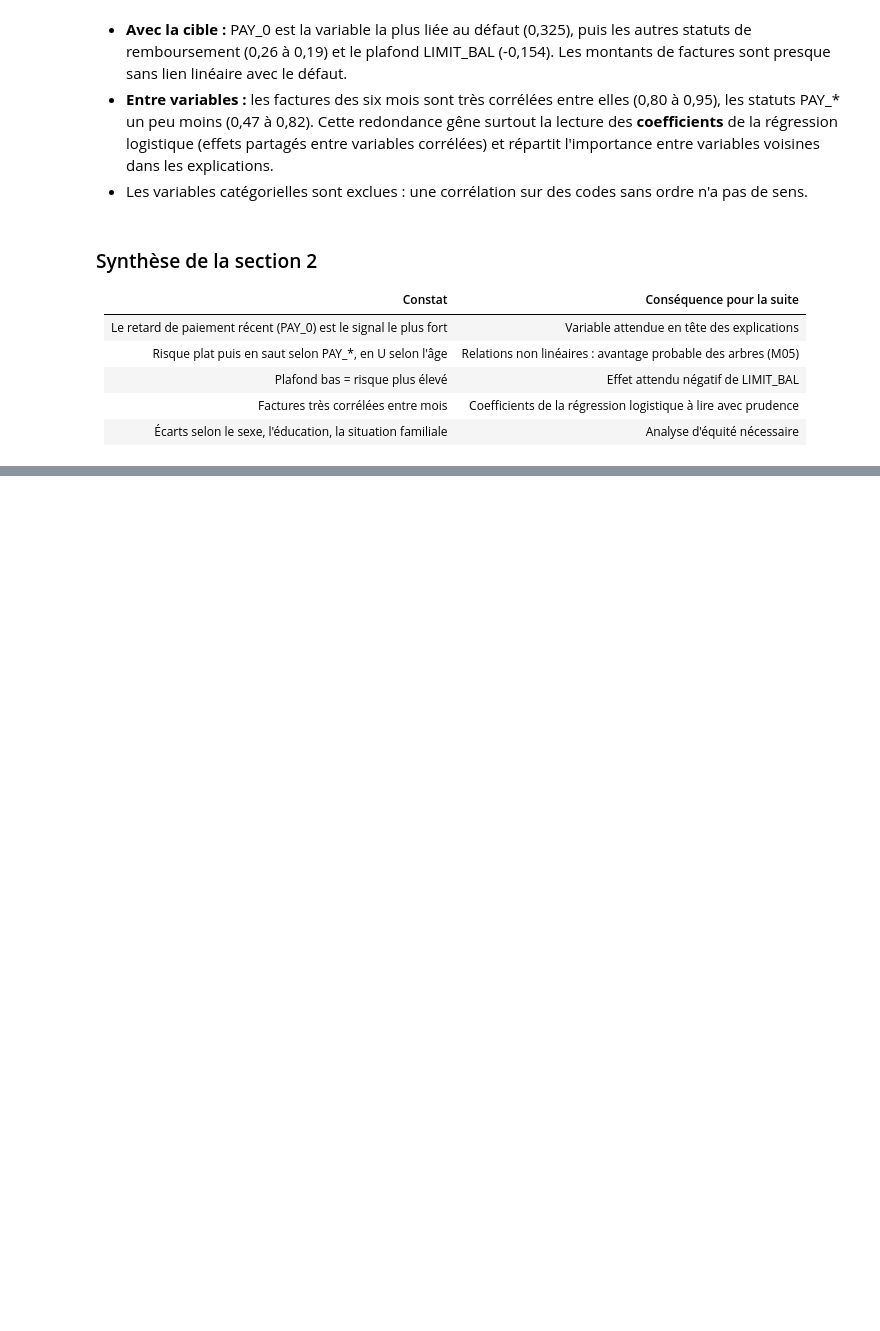
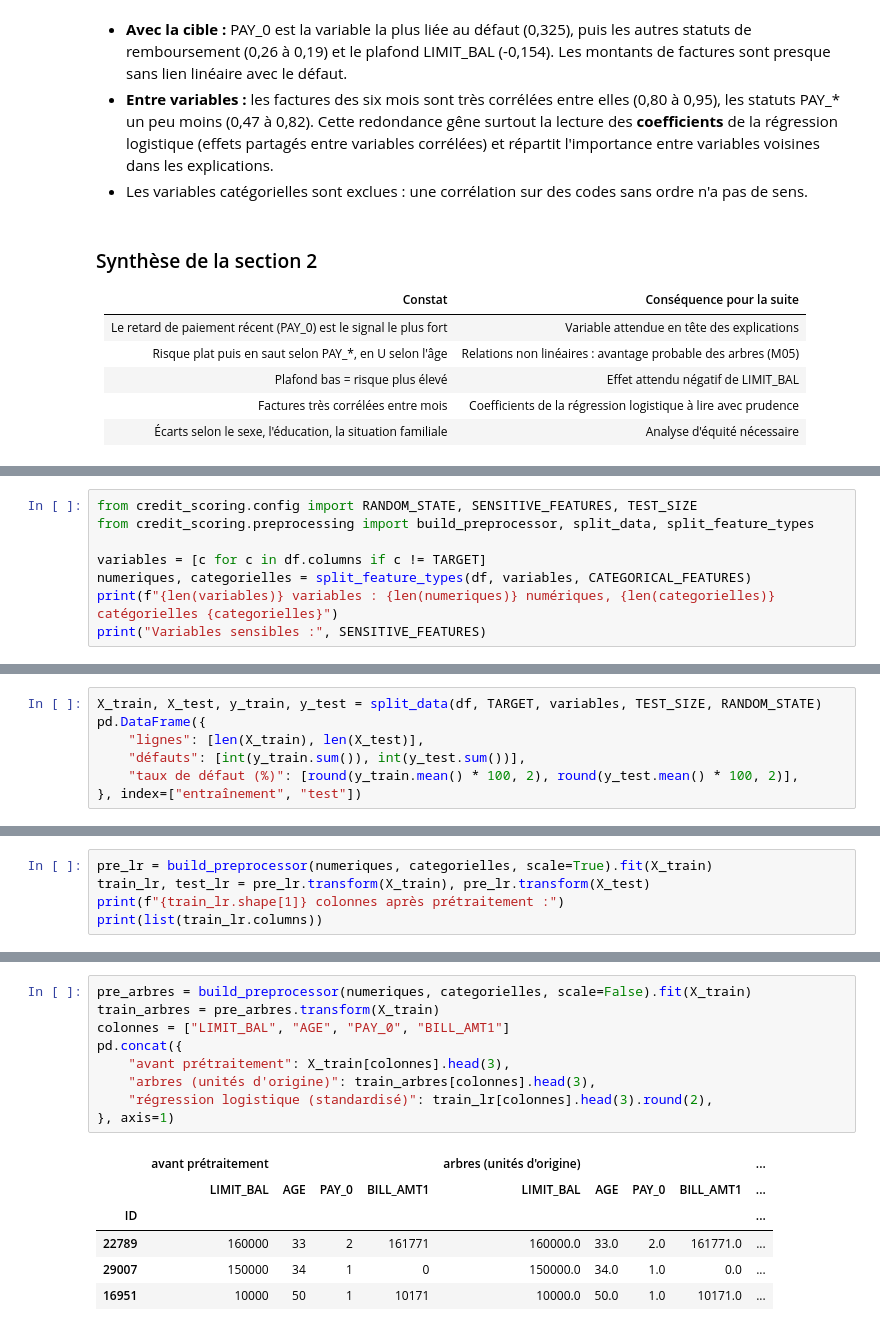
Before and after one commit to aljene307/credit-scoring-xai, a Jupyter notebook: notebooks/analyse_credit.ipynb, the cells around one changed output, grey strips where cells are left out. Cells and saved outputs as stored; diff of their text form; blank space fills up the shorter version.

```diff
--- a/notebooks/analyse_credit.ipynb
+++ b/notebooks/analyse_credit.ipynb
@@ -484,0 +496,8 @@ corr[TARGET].drop(TARGET).sort_values(key=abs, ascending=False).round(3).head(8)
+# %%
+from credit_scoring.config import RANDOM_STATE, SENSITIVE_FEATURES, TEST_SIZE
+from credit_scoring.preprocessing import build_preprocessor, split_data, split_feature_types
+
+variables = [c for c in df.columns if c != TARGET]
+numeriques, categorielles = split_feature_types(df, variables, CATEGORICAL_FEATURES)
+print(f"{len(variables)} variables : {len(numeriques)} numériques, {len(categorielles)} catégorielles {categorielles}")
+print("Variables sensibles :", SENSITIVE_FEATURES)
@@ -484,0 +512,7 @@ corr[TARGET].drop(TARGET).sort_values(key=abs, ascending=False).round(3).head(8)
+# %%
+X_train, X_test, y_train, y_test = split_data(df, TARGET, variables, TEST_SIZE, RANDOM_STATE)
+pd.DataFrame({
+    "lignes": [len(X_train), len(X_test)],
+    "défauts": [int(y_train.sum()), int(y_test.sum())],
+    "taux de défaut (%)": [round(y_train.mean() * 100, 2), round(y_test.mean() * 100, 2)],
+}, index=["entraînement", "test"])
@@ -484,0 +533,5 @@ corr[TARGET].drop(TARGET).sort_values(key=abs, ascending=False).round(3).head(8)
+# %%
+pre_lr = build_preprocessor(numeriques, categorielles, scale=True).fit(X_train)
+train_lr, test_lr = pre_lr.transform(X_train), pre_lr.transform(X_test)
+print(f"{train_lr.shape[1]} colonnes après prétraitement :")
+print(list(train_lr.columns))
@@ -484,0 +567,16 @@ corr[TARGET].drop(TARGET).sort_values(key=abs, ascending=False).round(3).head(8)
+# %%
+pre_arbres = build_preprocessor(numeriques, categorielles, scale=False).fit(X_train)
+train_arbres = pre_arbres.transform(X_train)
+colonnes = ["LIMIT_BAL", "AGE", "PAY_0", "BILL_AMT1"]
+pd.concat({
+    "avant prétraitement": X_train[colonnes].head(3),
+    "arbres (unités d'origine)": train_arbres[colonnes].head(3),
+    "régression logistique (standardisé)": train_lr[colonnes].head(3).round(2),
+}, axis=1)
+# %% [output]
+|  | avant prétraitement |  |  |  | arbres (unités d'origine) |  |  |  | ... |
+|  | LIMIT_BAL | AGE | PAY_0 | BILL_AMT1 | LIMIT_BAL | AGE | PAY_0 | BILL_AMT1 | ... |
+| ID |  |  |  |  |  |  |  |  | ... |
+| 22789 | 160000 | 33 | 2 | 161771 | 160000.0 | 33.0 | 2.0 | 161771.0 | ... |
+| 29007 | 150000 | 34 | 1 | 0 | 150000.0 | 34.0 | 1.0 | 0.0 | ... |
+| 16951 | 10000 | 50 | 1 | 10171 | 10000.0 | 50.0 | 1.0 | 10171.0 | ... |
```
Also changed, not shown: parts of 13 cells of this notebook.
